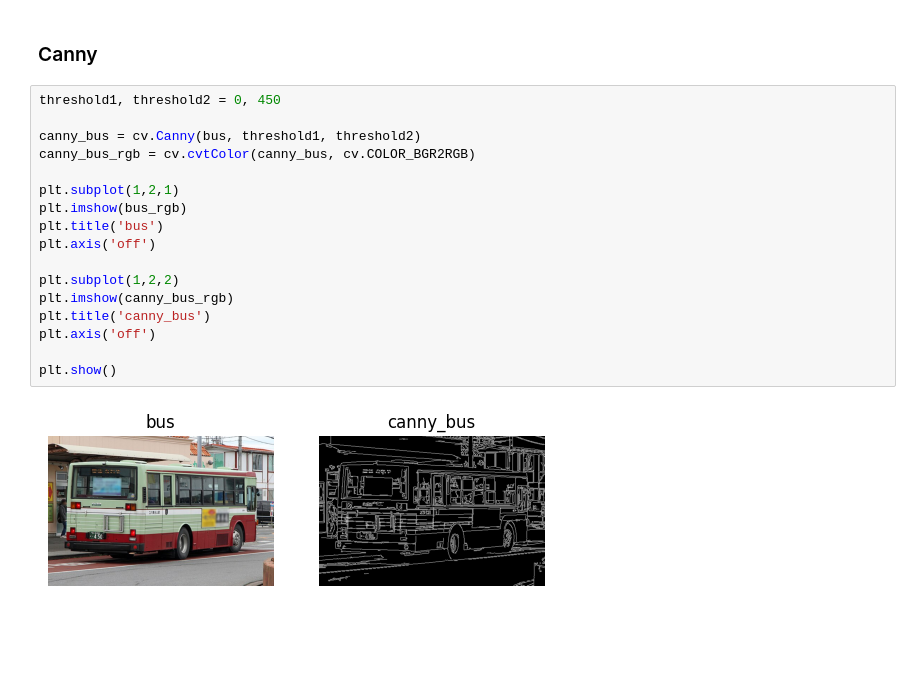
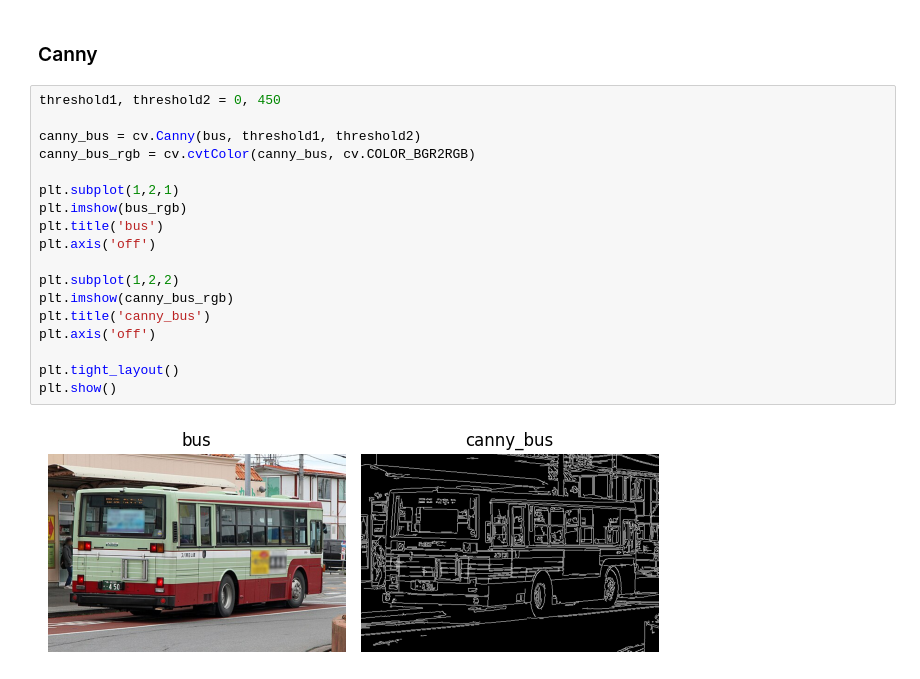
Before and after one commit to Sirius912/Computer_Vision, a Jupyter notebook: Lab2/Lab2.ipynb, the cells around one changed output. Cells and saved outputs as stored; diff of their text form; blank space fills up the shorter version.

```diff
--- a/Lab2/Lab2.ipynb
+++ b/Lab2/Lab2.ipynb
@@ -128,19 +128,20 @@ plt.show()
 # %%
 threshold1, threshold2 = 0, 450
 
 canny_bus = cv.Canny(bus, threshold1, threshold2)
 canny_bus_rgb = cv.cvtColor(canny_bus, cv.COLOR_BGR2RGB)
 
 plt.subplot(1,2,1)
 plt.imshow(bus_rgb)
 plt.title('bus')
 plt.axis('off')
 
 plt.subplot(1,2,2)
 plt.imshow(canny_bus_rgb)
 plt.title('canny_bus')
 plt.axis('off')
 
+plt.tight_layout()
 plt.show()
 # %% [output]
-[figure, old version]
+[figure, new version]
```
Also changed, not shown: parts of 7 cells of this notebook, 2 other files.
